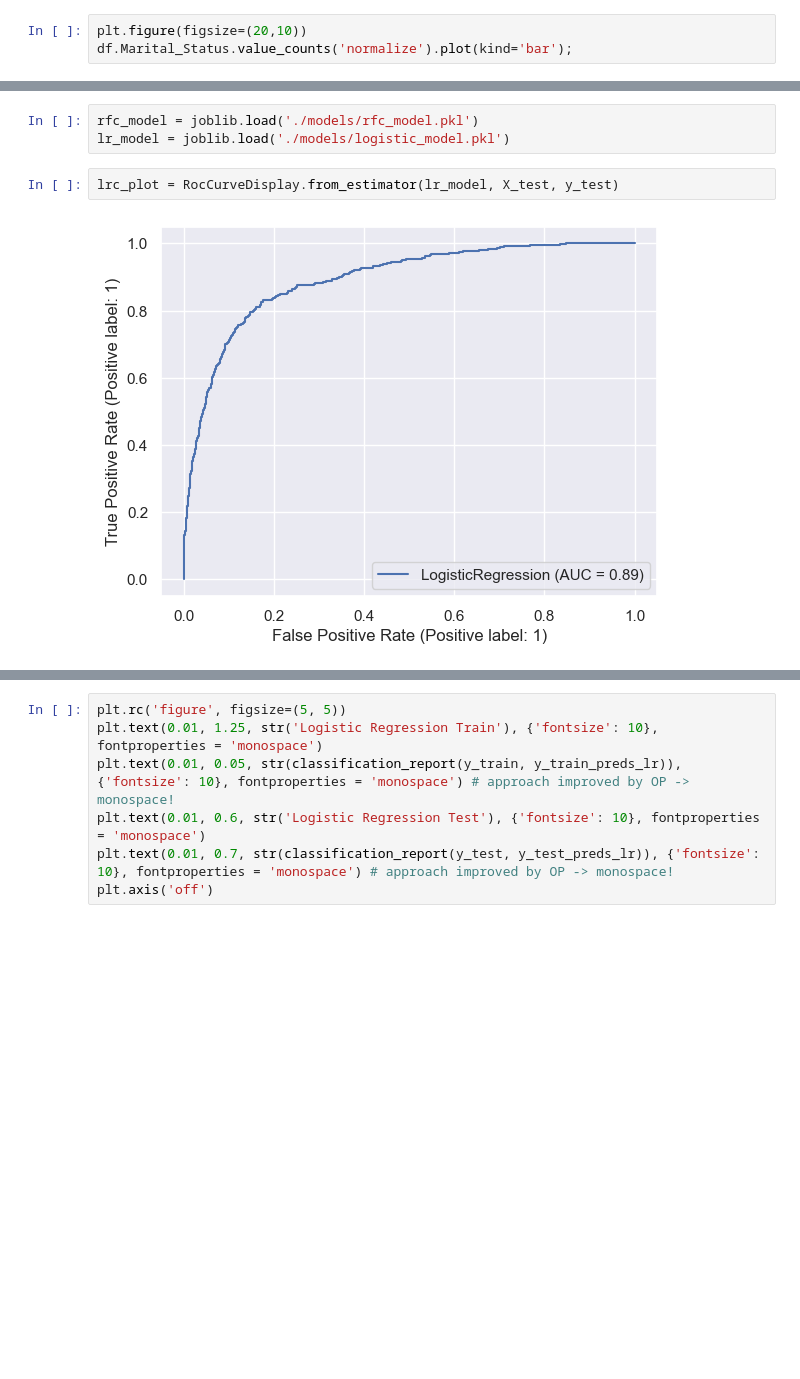
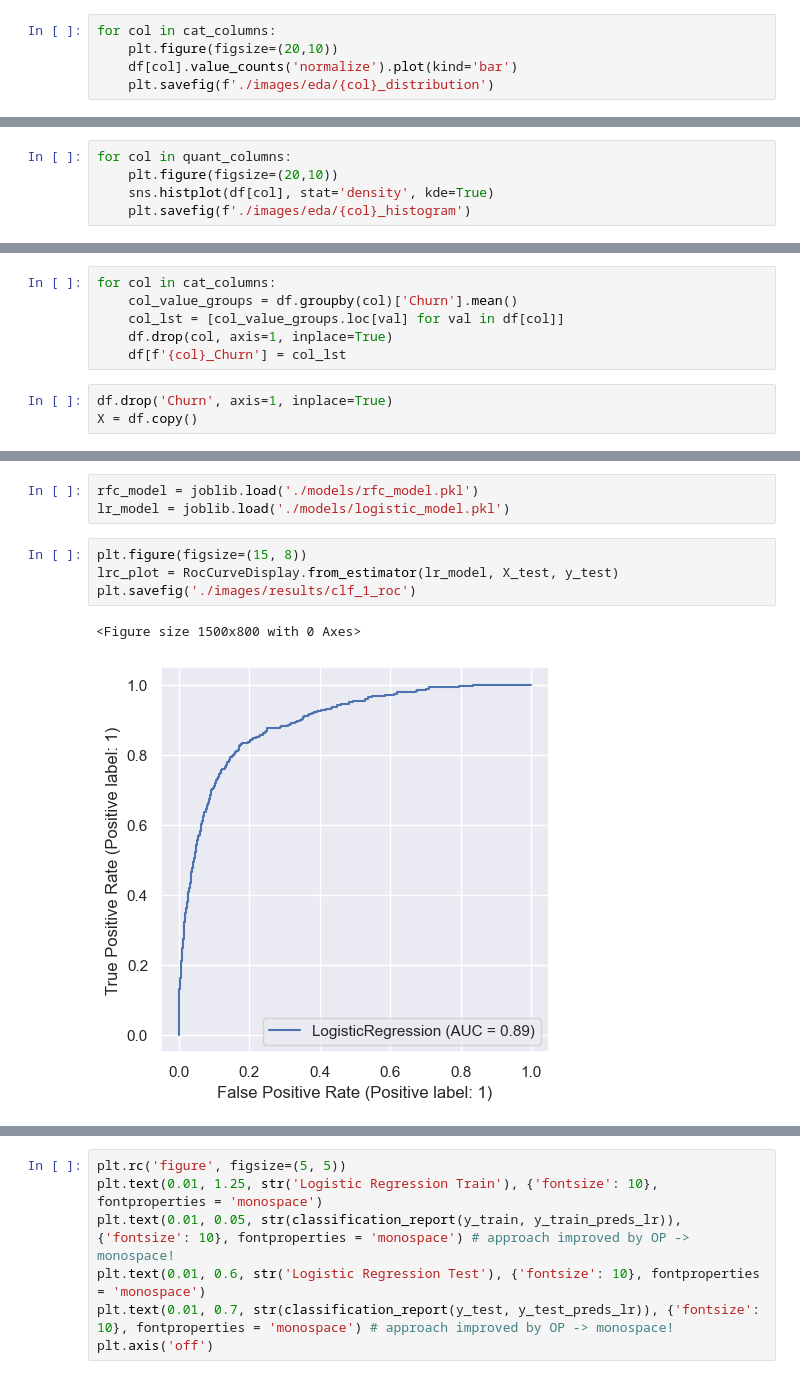
Before and after one commit to GusContini/Customer_Churn_Project, a Jupyter notebook: churn_notebook.ipynb, the cells around one changed output, grey strips where cells are left out. Saved outputs shown, nothing was run; the diff lists cells and outputs as text; blank space fills up the shorter version.

```diff
--- a/churn_notebook.ipynb
+++ b/churn_notebook.ipynb
@@ -104,4 +118,6 @@ df['Customer_Age'].hist();
 # %%
-plt.figure(figsize=(20,10))
-df.Marital_Status.value_counts('normalize').plot(kind='bar');
+for col in cat_columns:
+    plt.figure(figsize=(20,10))
+    df[col].value_counts('normalize').plot(kind='bar')
+    plt.savefig(f'./images/eda/{col}_distribution')
 # %% [output]
@@ -116,0 +129,5 @@ sns.histplot(df['Total_Trans_Ct'], stat='density', kde=True);
+# %%
+for col in quant_columns:
+    plt.figure(figsize=(20,10))
+    sns.histplot(df[col], stat='density', kde=True)
+    plt.savefig(f'./images/eda/{col}_histogram')
@@ -183,3 +168,12 @@ X[keep_cols] = df[keep_cols]
+# %%
+for col in cat_columns:
+    col_value_groups = df.groupby(col)['Churn'].mean()
+    col_lst = [col_value_groups.loc[val] for val in df[col]]
+    df.drop(col, axis=1, inplace=True)
+    df[f'{col}_Churn'] = col_lst
+# %%
+df.drop('Churn', axis=1, inplace=True)
+X = df.copy()
 # %%
 X.head()
 # %% [output]
@@ -292,9 +287,12 @@ joblib.dump(lrc, './models/logistic_model.pkl')
 rfc_model = joblib.load('./models/rfc_model.pkl')
 lr_model = joblib.load('./models/logistic_model.pkl')
 # %%
+plt.figure(figsize=(15, 8))
 lrc_plot = RocCurveDisplay.from_estimator(lr_model, X_test, y_test)
+plt.savefig('./images/results/clf_1_roc')
 # %% [output]
+<Figure size 1500x800 with 0 Axes>
-[figure, old version]
+[figure, new version]
 # %%
 plt.figure(figsize=(15, 8))
 ax = plt.gca()
```
Also changed, not shown: parts of 24 cells of this notebook, 30 other files.
